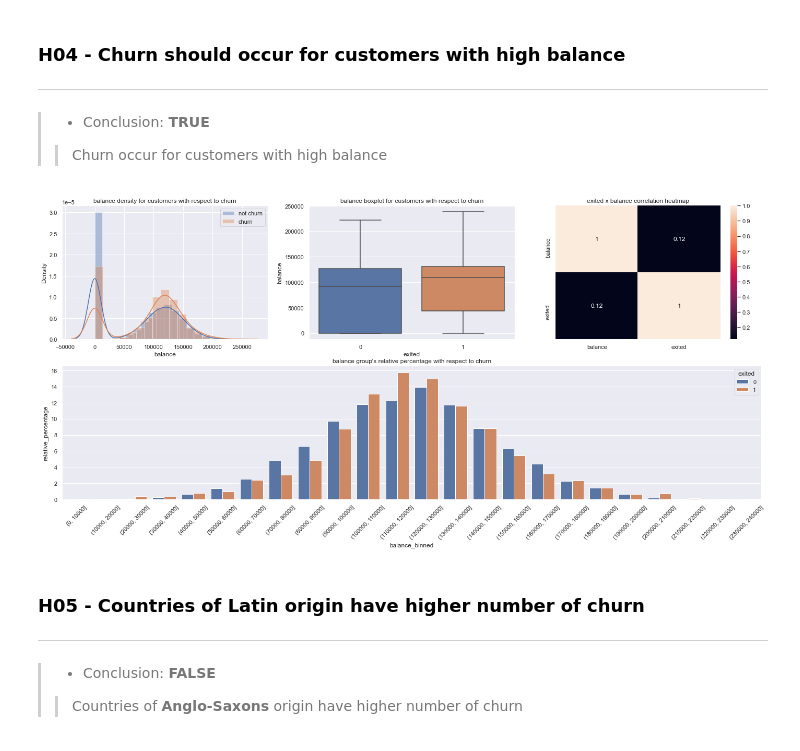
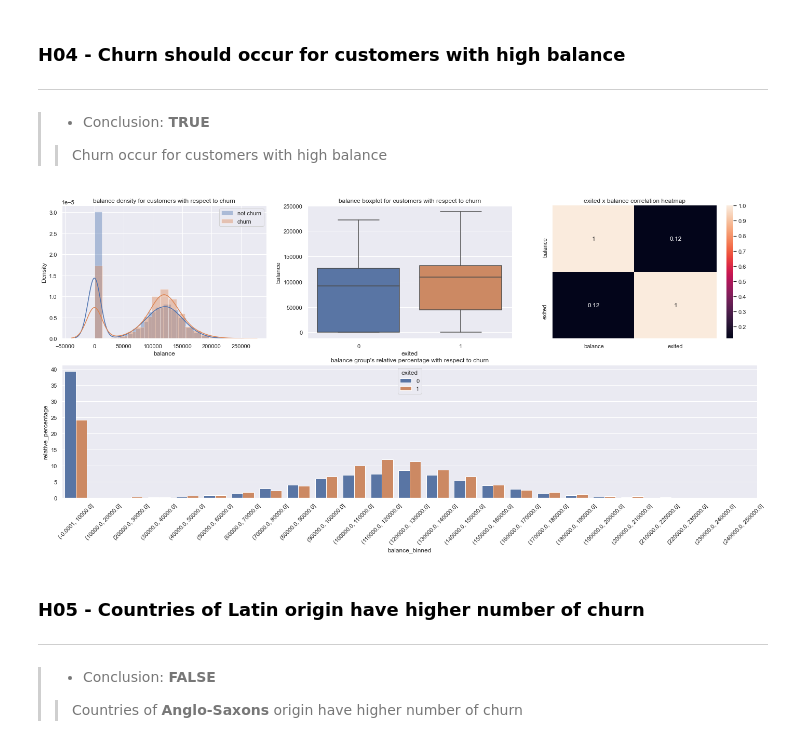
Before and after one commit to FabioCaffarello/Churn-Prediction-TopBank, a Jupyter notebook: 02-Notebooks/02-Scond_Cycle_CRISP/workflow_complete.ipynb, the cells around one changed output. Drawn from its saved outputs; the diff is of its cells as text; code cells hidden in the pictures.

```diff
--- a/02-Notebooks/02-Scond_Cycle_CRISP/workflow_complete.ipynb
+++ b/02-Notebooks/02-Scond_Cycle_CRISP/workflow_complete.ipynb
@@ -734,7 +738,7 @@ plt.xticks(rotation=45);
 >> Churn occur for customers with high balance
 # %%
 # bins
-bins = list(np.arange(0, 250000, 10000))
+bins = list(np.arange(-0.0001, 250000, 10000))
 
 # create new dataframe
 aux04 = df04[['balance', 'exited']]
@@ -755,34 +759,34 @@ plt.subplot(grid[0,1])
 sns.boxplot(x="exited", y="balance", data=aux04).set_title("balance boxplot for customers with respect to churn");
 
 # exited x balance correlation heatmap
 plt.subplot(grid[0,2])
 sns.heatmap(aux04.corr(method='pearson'),annot=True);
 plt.title("exited x balance correlation heatmap");
 
 # create binned column
 aux04['balance_binned'] = pd.cut(aux04['balance'], bins=bins)
 
 # salary_binned, exited and number of clients
 aux04 = aux04[['balance_binned', 'balance', 'exited']].groupby(['balance_binned', 'exited']).count().reset_index()
 
 # rename new dataframe columns
 aux04.columns = ['balance_binned', 'exited', 'customers']
 
 # sum of clients in churn and not in churn
 aux04_churn = aux04[aux04['exited'] == 1]['customers'].sum()
 aux04_not_churn = aux04[aux04['exited'] == 0]['customers'].sum()
 
 # calculate the relative percentage of clients in churn and active clients
 aux04['relative_percentage'] = aux04.\
 apply(lambda row: ((row['customers'] / aux04_churn)*100) if row['exited'] == 1 else ((row['customers'] / aux04_not_churn)*100), axis=1)
 
 
 # plot Salary group's relative percentage with respect to churn
 plt.subplot(grid[1,:])
 sns.barplot(x='balance_binned', y='relative_percentage', hue='exited', data=aux04).set_title("balance group's relative percentage with respect to churn");
 plt.xticks(rotation=45);
 # %% [output]
-[figure, old version]
+[figure, new version]
 # %% [markdown]
 ### H05 - Countries of Latin origin have higher number of churn
 ---
```
Also changed, not shown: parts of 11 cells of this notebook.
